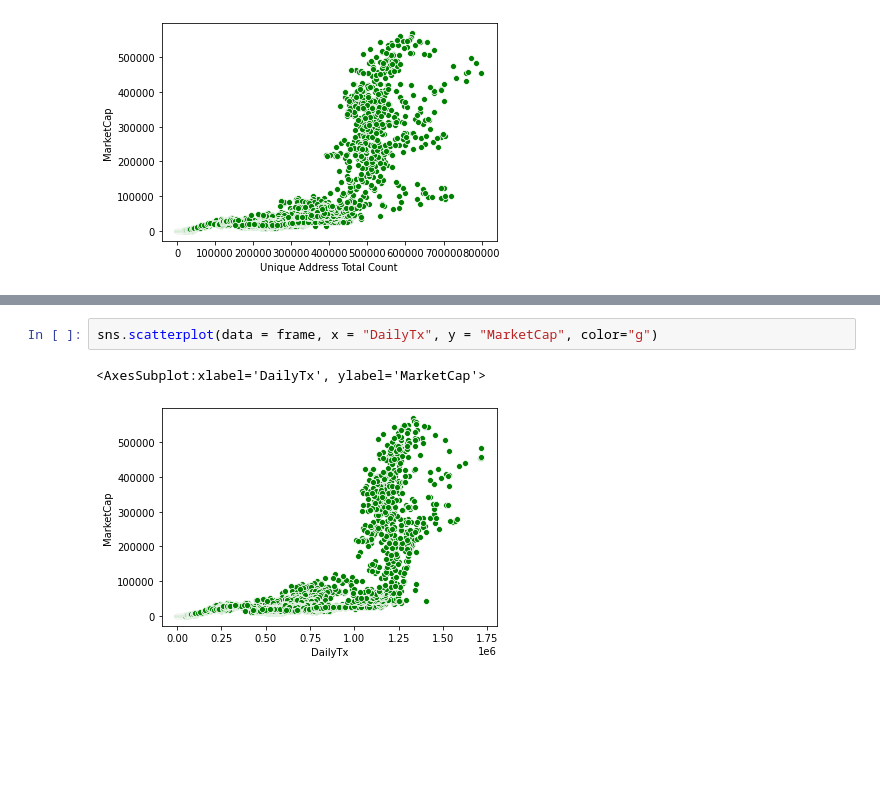
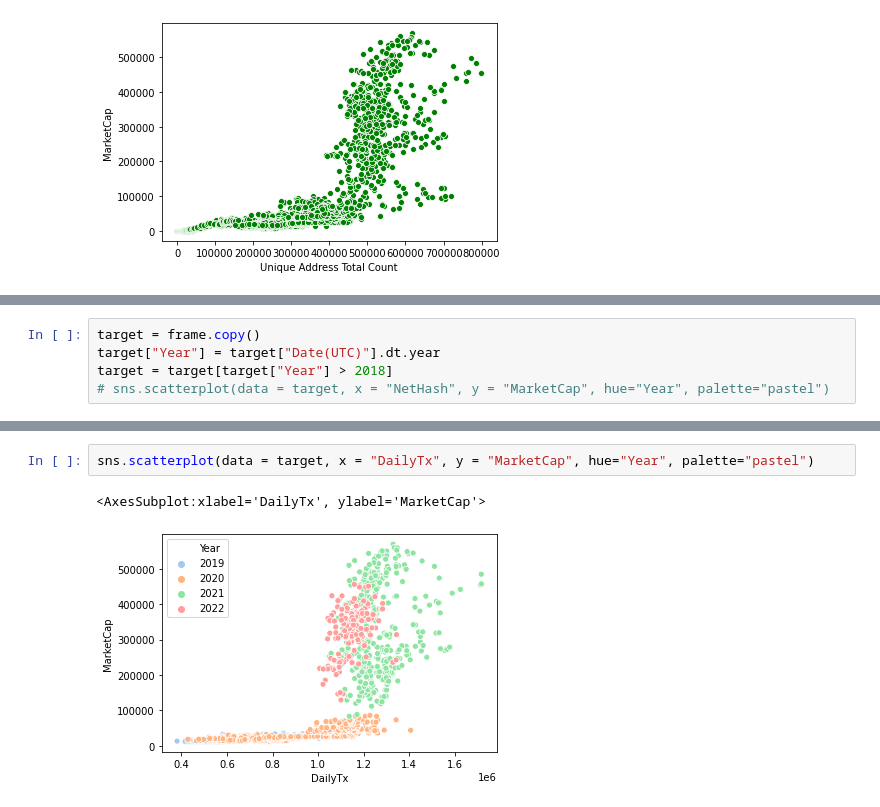
Before and after one commit to Plyeronn/DataScience, a Jupyter notebook: exploration.ipynb, the cells around one changed output, grey strips where cells are left out. Drawn from its saved outputs; the diff is of its cells as text; blank space fills up the shorter version.

```diff
--- a/exploration.ipynb
+++ b/exploration.ipynb
@@ -239,0 +225,5 @@ sns.scatterplot(data = target[::100], x = "Unique Address Total Count", y = "Mar
+# %%
+target = frame.copy()
+target["Year"] = target["Date(UTC)"].dt.year
+target = target[target["Year"] > 2018]
+# sns.scatterplot(data = target, x = "NetHash", y = "MarketCap", hue="Year", palette="pastel")
@@ -240,5 +240,5 @@ sns.scatterplot(data = target[::100], x = "Unique Address Total Count", y = "Mar
 # %%
-sns.scatterplot(data = frame, x = "DailyTx", y = "MarketCap", color="g")
+sns.scatterplot(data = target, x = "DailyTx", y = "MarketCap", hue="Year", palette="pastel")
 # %% [output]
 <AxesSubplot:xlabel='DailyTx', ylabel='MarketCap'>
-[figure, old version]
+[figure, new version]
```
Also changed, not shown: parts of 19 cells of this notebook, 1 other file.
